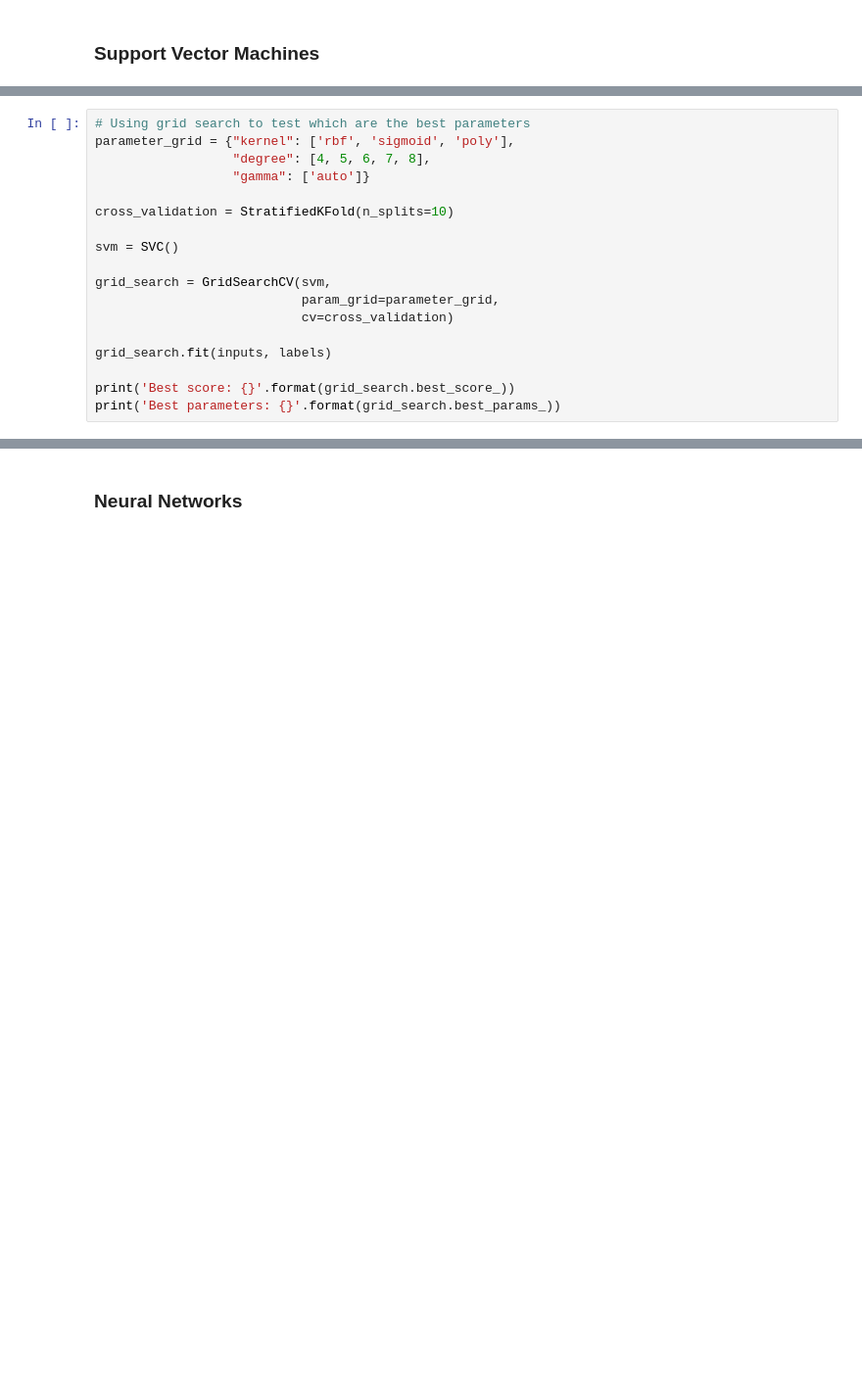
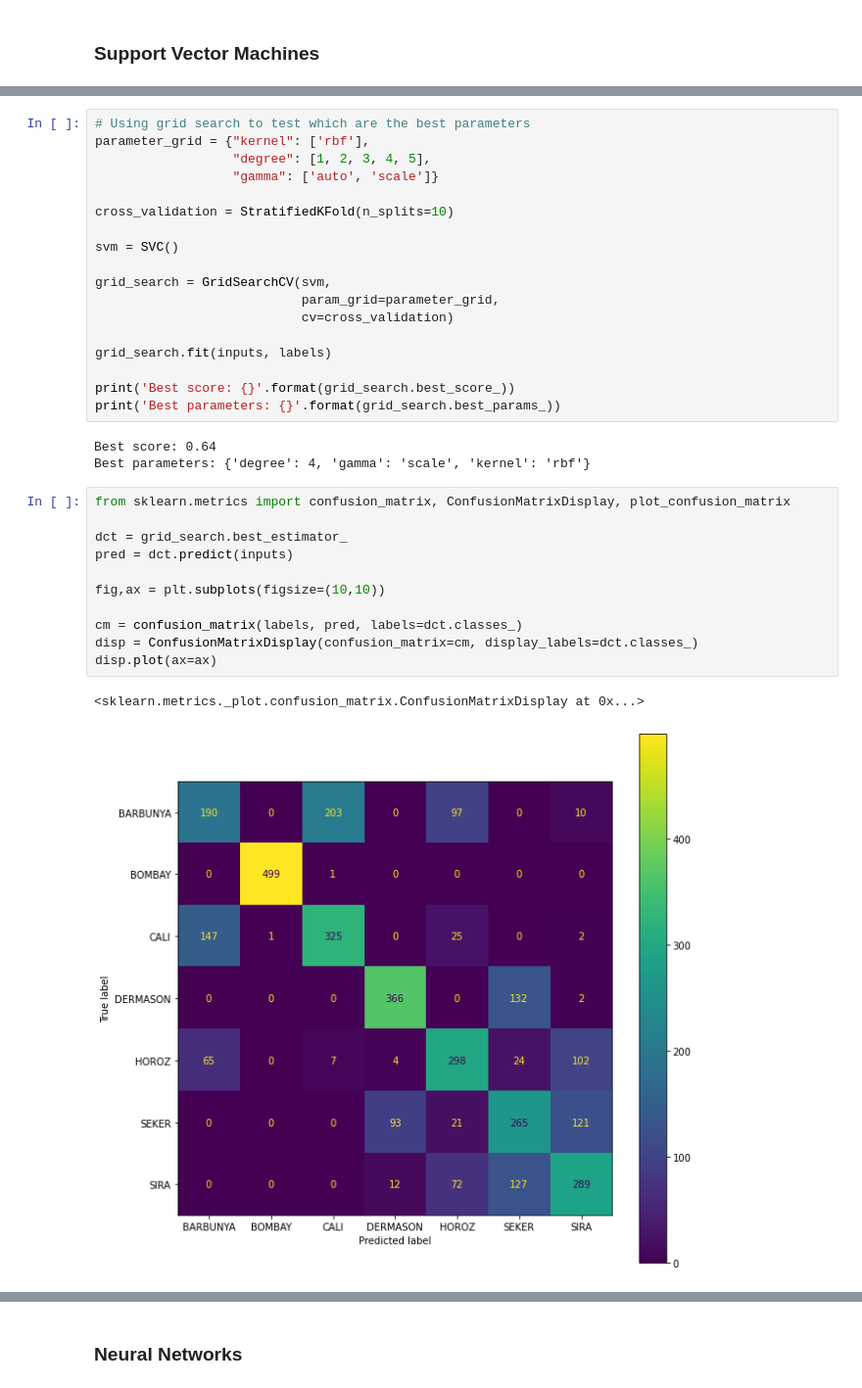
Before and after one commit to JViii/FEUP-IART, a Jupyter notebook: proj2/proj2.ipynb, the cells around one changed output, grey strips where cells are left out. Shown at 98% size. Drawn from its saved outputs; the diff is of its cells as text; blank space fills up the shorter version.

Commit message:
Colocou-se grid search e as metricas

```diff
--- a/proj2/proj2.ipynb
+++ b/proj2/proj2.ipynb
@@ -522,8 +566,8 @@ SVC: 0.6457142857142857
 # %%
 # Using grid search to test which are the best parameters
-parameter_grid = {"kernel": ['rbf', 'sigmoid', 'poly'],
-                  "degree": [4, 5, 6, 7, 8],
-                  "gamma": ['auto']}
+parameter_grid = {"kernel": ['rbf'],
+                  "degree": [1, 2, 3, 4, 5],
+                  "gamma": ['auto', 'scale']}
 
 cross_validation = StratifiedKFold(n_splits=10)
 
@@ -537,3 +581,20 @@ grid_search.fit(inputs, labels)
 
 print('Best score: {}'.format(grid_search.best_score_))
 print('Best parameters: {}'.format(grid_search.best_params_))
+# %% [output]
+Best score: 0.64
+Best parameters: {'degree': 4, 'gamma': 'scale', 'kernel': 'rbf'}
+# %%
+from sklearn.metrics import confusion_matrix, ConfusionMatrixDisplay, plot_confusion_matrix
+
+dct = grid_search.best_estimator_
+pred = dct.predict(inputs)
+
+fig,ax = plt.subplots(figsize=(10,10))
+
+cm = confusion_matrix(labels, pred, labels=dct.classes_)
+disp = ConfusionMatrixDisplay(confusion_matrix=cm, display_labels=dct.classes_)
+disp.plot(ax=ax)
+# %% [output]
+<sklearn.metrics._plot.confusion_matrix.ConfusionMatrixDisplay at 0x...>
+[figure, added]
```
Also changed, not shown: parts of 21 cells of this notebook.
